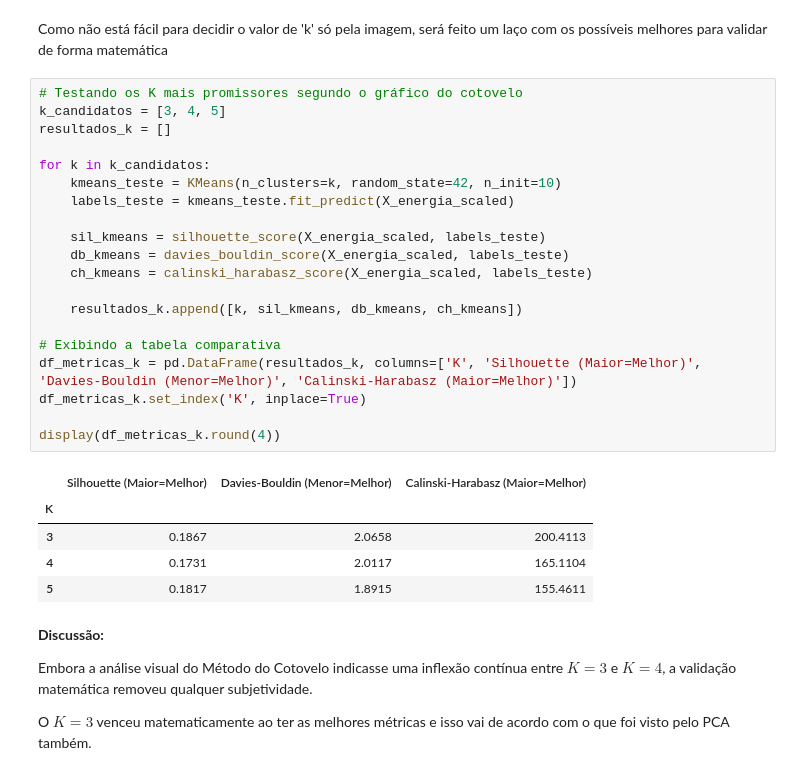
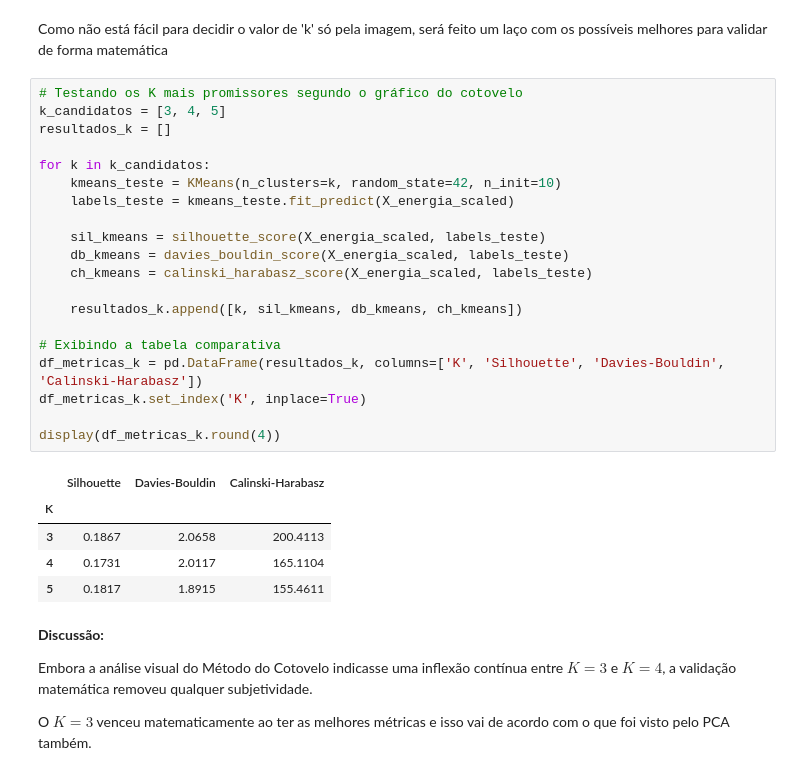
Before and after one commit to renanaqn/energy-weather-ml, a Jupyter notebook: nao_supervisionado.ipynb, the cells around one changed output. Cells and saved outputs as stored; diff of their text form.

```diff
--- a/nao_supervisionado.ipynb
+++ b/nao_supervisionado.ipynb
@@ -84,25 +83,25 @@ Como não está fácil para decidir o valor de 'k' só pela imagem, será feito
 # %%
 # Testando os K mais promissores segundo o gráfico do cotovelo
 k_candidatos = [3, 4, 5]
 resultados_k = []
 
 for k in k_candidatos:
     kmeans_teste = KMeans(n_clusters=k, random_state=42, n_init=10)
     labels_teste = kmeans_teste.fit_predict(X_energia_scaled)
 
     sil_kmeans = silhouette_score(X_energia_scaled, labels_teste)
     db_kmeans = davies_bouldin_score(X_energia_scaled, labels_teste)
     ch_kmeans = calinski_harabasz_score(X_energia_scaled, labels_teste)
 
     resultados_k.append([k, sil_kmeans, db_kmeans, ch_kmeans])
 
 # Exibindo a tabela comparativa
-df_metricas_k = pd.DataFrame(resultados_k, columns=['K', 'Silhouette (Maior=Melhor)', 'Davies-Bouldin (Menor=Melhor)', 'Calinski-Harabasz (Maior=Melhor)'])
+df_metricas_k = pd.DataFrame(resultados_k, columns=['K', 'Silhouette', 'Davies-Bouldin', 'Calinski-Harabasz'])
 df_metricas_k.set_index('K', inplace=True)
 
 display(df_metricas_k.round(4))
 # %% [output]
-|  | Silhouette (Maior=Melhor) | Davies-Bouldin (Menor=Melhor) | Calinski-Harabasz (Maior=Melhor) |
+|  | Silhouette | Davies-Bouldin | Calinski-Harabasz |
 | K |  |  |  |
 | 3 | 0.1867 | 2.0658 | 200.4113 |
 | 4 | 0.1731 | 2.0117 | 165.1104 |
```
Also changed, not shown: parts of 15 cells of this notebook, 5 other files.
